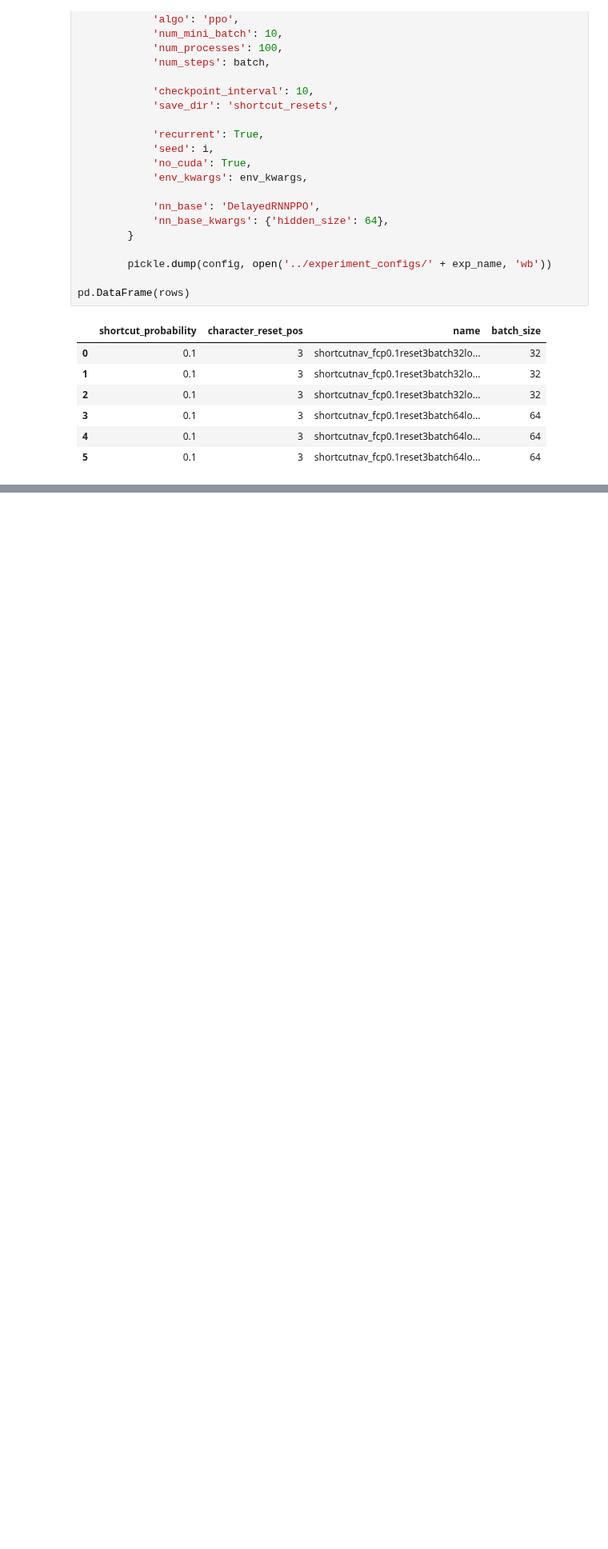
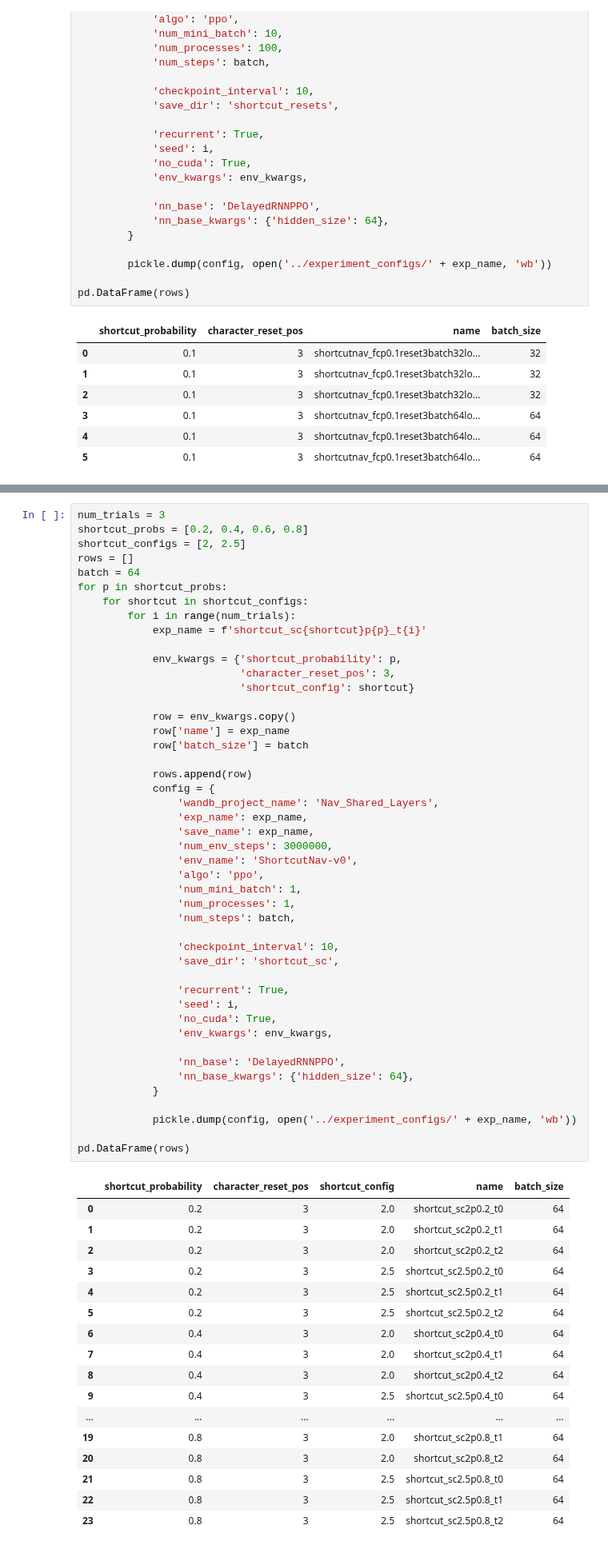
Before and after one commit to liuandrew/ppo_aux, a Jupyter notebook: write_and_test/write_experiments.ipynb, the cells around one changed output, grey strips where cells are left out. Shown at 80% size. Saved outputs shown, nothing was run; the diff lists cells and outputs as text; blank space fills up the shorter version.

```diff
--- a/write_and_test/write_experiments.ipynb
+++ b/write_and_test/write_experiments.ipynb
@@ -2362,0 +2431,64 @@ pd.DataFrame(rows)
+# %%
+num_trials = 3
+shortcut_probs = [0.2, 0.4, 0.6, 0.8]
+shortcut_configs = [2, 2.5]
+rows = []
+batch = 64
+for p in shortcut_probs:
+    for shortcut in shortcut_configs:
+        for i in range(num_trials):
+            exp_name = f'shortcut_sc{shortcut}p{p}_t{i}'
+
+            env_kwargs = {'shortcut_probability': p,
+                          'character_reset_pos': 3,
+                          'shortcut_config': shortcut}
+
+            row = env_kwargs.copy()
+            row['name'] = exp_name
+            row['batch_size'] = batch
+
+            rows.append(row)
+            config = {
+                'wandb_project_name': 'Nav_Shared_Layers',
+                'exp_name': exp_name,
+                'save_name': exp_name,
+                'num_env_steps': 3000000,
+                'env_name': 'ShortcutNav-v0',
+                'algo': 'ppo',
+                'num_mini_batch': 1,
+                'num_processes': 1,
+                'num_steps': batch,
+
+                'checkpoint_interval': 10,
+                'save_dir': 'shortcut_sc',
+
+                'recurrent': True,
+                'seed': i,
+                'no_cuda': True,
+                'env_kwargs': env_kwargs,
+
+                'nn_base': 'DelayedRNNPPO',
+                'nn_base_kwargs': {'hidden_size': 64},
+            }
+
+            pickle.dump(config, open('../experiment_configs/' + exp_name, 'wb'))
+
+pd.DataFrame(rows)
+# %% [output]
+|  | shortcut_probability | character_reset_pos | shortcut_config | name | batch_size |
+| 0 | 0.2 | 3 | 2.0 | shortcut_sc2p0.2_t0 | 64 |
+| 1 | 0.2 | 3 | 2.0 | shortcut_sc2p0.2_t1 | 64 |
+| 2 | 0.2 | 3 | 2.0 | shortcut_sc2p0.2_t2 | 64 |
+| 3 | 0.2 | 3 | 2.5 | shortcut_sc2.5p0.2_t0 | 64 |
+| 4 | 0.2 | 3 | 2.5 | shortcut_sc2.5p0.2_t1 | 64 |
+| 5 | 0.2 | 3 | 2.5 | shortcut_sc2.5p0.2_t2 | 64 |
+| 6 | 0.4 | 3 | 2.0 | shortcut_sc2p0.4_t0 | 64 |
+| 7 | 0.4 | 3 | 2.0 | shortcut_sc2p0.4_t1 | 64 |
+| 8 | 0.4 | 3 | 2.0 | shortcut_sc2p0.4_t2 | 64 |
+| 9 | 0.4 | 3 | 2.5 | shortcut_sc2.5p0.4_t0 | 64 |
+| ... | ... | ... | ... | ... | ... |
+| 19 | 0.8 | 3 | 2.0 | shortcut_sc2p0.8_t1 | 64 |
+| 20 | 0.8 | 3 | 2.0 | shortcut_sc2p0.8_t2 | 64 |
+| 21 | 0.8 | 3 | 2.5 | shortcut_sc2.5p0.8_t0 | 64 |
+| 22 | 0.8 | 3 | 2.5 | shortcut_sc2.5p0.8_t1 | 64 |
+| 23 | 0.8 | 3 | 2.5 | shortcut_sc2.5p0.8_t2 | 64 |
```
Also changed, not shown: parts of 4 cells of this notebook, 1 other file.
